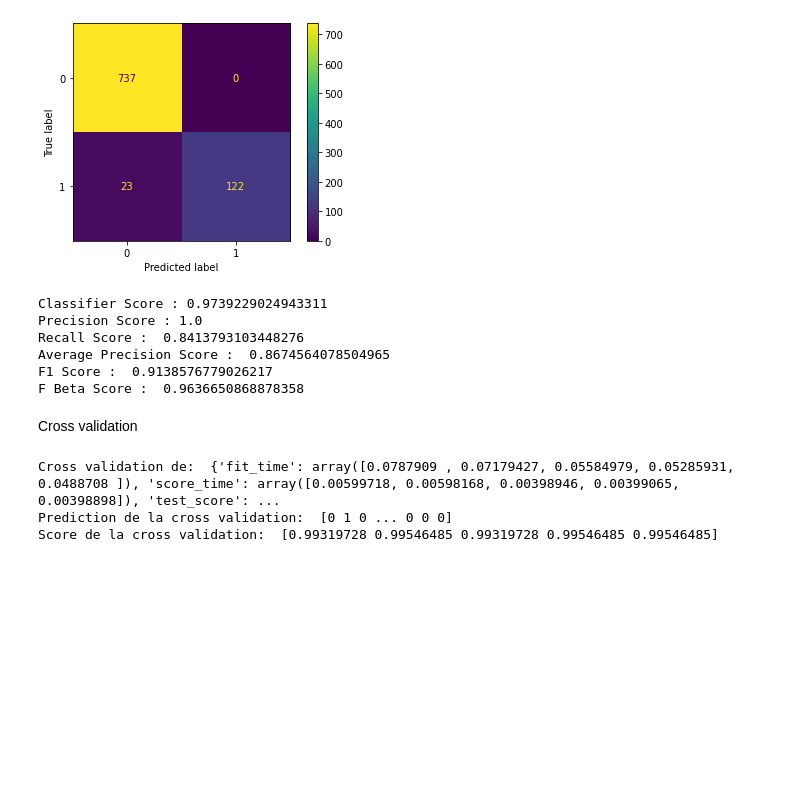
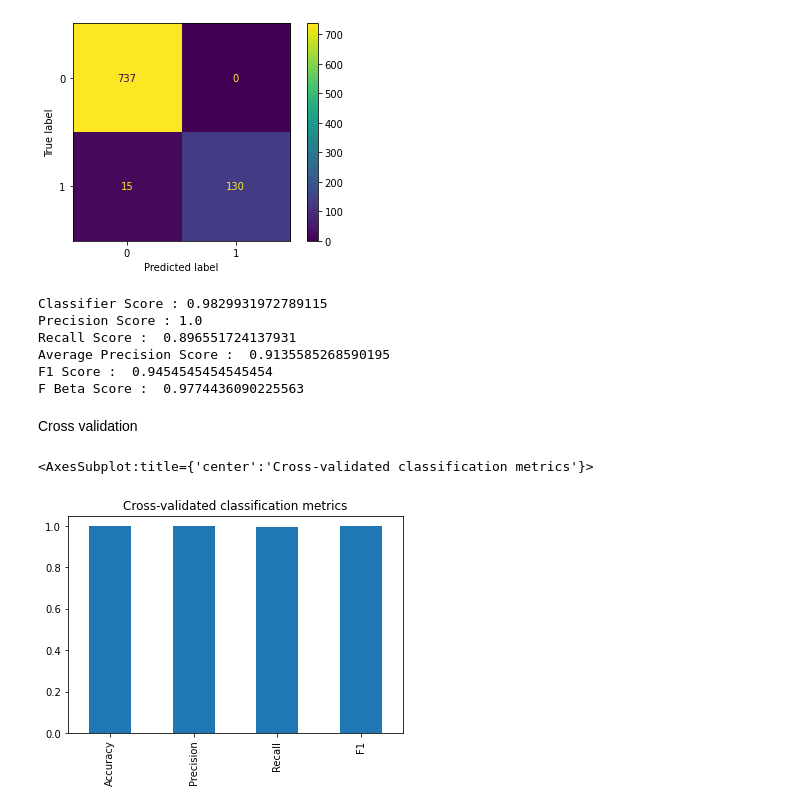
Before and after one commit to Mathieubola/ProjetIA, a Jupyter notebook: 4-Choix model et parametres.ipynb, the cells around one changed output. Cells and saved outputs as stored; diff of their text form; code cells hidden in the pictures; blank space fills up the shorter version.

```diff
--- a/4-Choix model et parametres.ipynb
+++ b/4-Choix model et parametres.ipynb
@@ -152,7 +152,7 @@ Erreur et perte
 from sklearn.metrics import mean_squared_error
 
 #classifier = LogisticRegression(C=0.15, penalty="l2")
-classifier = RandomForestClassifier(n_estimators=10, random_state=42)
+classifier = RandomForestClassifier(random_state=42)
 classifier = classifier.fit(X_train, y_train)
 y_pred = classifier.predict(X_test)
 
@@ -211,34 +211,38 @@ print('F1 Score : ', scoref1)
 # F Beta Score
 print('F Beta Score : ', fbeta_score(y_test, y_pred, beta= 0.5))
 # %% [output]
-Classifier Score : 0.9739229024943311
+Classifier Score : 0.9829931972789115
 Precision Score : 1.0
-Recall Score :  0.8413793103448276
-Average Precision Score :  0.8674564078504965
-F1 Score :  0.9138576779026217
-F Beta Score :  0.9636650868878358
+Recall Score :  0.896551724137931
+Average Precision Score :  0.9135585268590195
+F1 Score :  0.9454545454545454
+F Beta Score :  0.9774436090225563
 # %% [markdown]
 Cross validation
 # %%
 from sklearn.model_selection import cross_validate, cross_val_predict, cross_val_score
 
-for algo_name in dict_models.items():
-	alg = dict_models.items()[algo_name]
-	f1_scoresu[algo_name] =  scoref1
+#cv = cross_validate(classifier, X, y, cv = 5, scoring = ('neg_mean_squared_error'))
+#print('Cross validation de: ', cv)
 
-	scores = pd.DataFrame({
-		"F1 Score": f1_scoresu
-	})
+#cv_predict = cross_val_predict(classifier, X, y, cv = 5)
+#print('Prediction de la cross validation: ', cv_predict)
 
-cv = cross_validate(classifier, X, y, cv = 5, scoring = ('neg_mean_squared_error'))
-print('Cross validation de: ', cv)
+classifier_acc = cross_val_score(classifier, X, y, cv = 5, scoring="accuracy")
+classifier_precision = cross_val_score(classifier, X, y, cv = 5, scoring="precision")
+classifier_recall = cross_val_score(classifier, X, y, cv = 5, scoring="recall")
+classifier_f1 = cross_val_score(classifier, X, y, cv=5, scoring="f1")
 
-cv_predict = cross_val_predict(classifier, X, y, cv = 5)
-print('Prediction de la cross validation: ', cv_predict)
+classifier_acc, classifier_precision, classifier_recall, classifier_f1
 
-cv_score = cross_val_score(classifier, X, y, cv = 5)
-print('Score de la cross validation: ', cv_score)
+classifierMetrics = pd.DataFrame({"Accuracy": np.mean(classifier_acc),
+                           "Precision": np.mean(classifier_precision),
+                           "Recall": np.mean(classifier_recall),
+                           "F1": np.mean(classifier_f1)},
+                          index=[0])
+
+classifierMetrics.T.plot.bar(title="Cross-validated classification metrics",
+                      legend=False)
 # %% [output]
-Cross validation de:  {'fit_time': array([0.0787909 , 0.07179427, 0.05584979, 0.05285931, 0.0488708 ]), 'score_time': array([0.00599718, 0.00598168, 0.00398946, 0.00399065, 0.00398898]), 'test_score': ...
-Prediction de la cross validation:  [0 1 0 ... 0 0 0]
-Score de la cross validation:  [0.99319728 0.99546485 0.99319728 0.99546485 0.99546485]
+<AxesSubplot:title={'center':'Cross-validated classification metrics'}>
+[figure, added]
```
Also changed, not shown: parts of 4 cells of this notebook, 1 other file.
